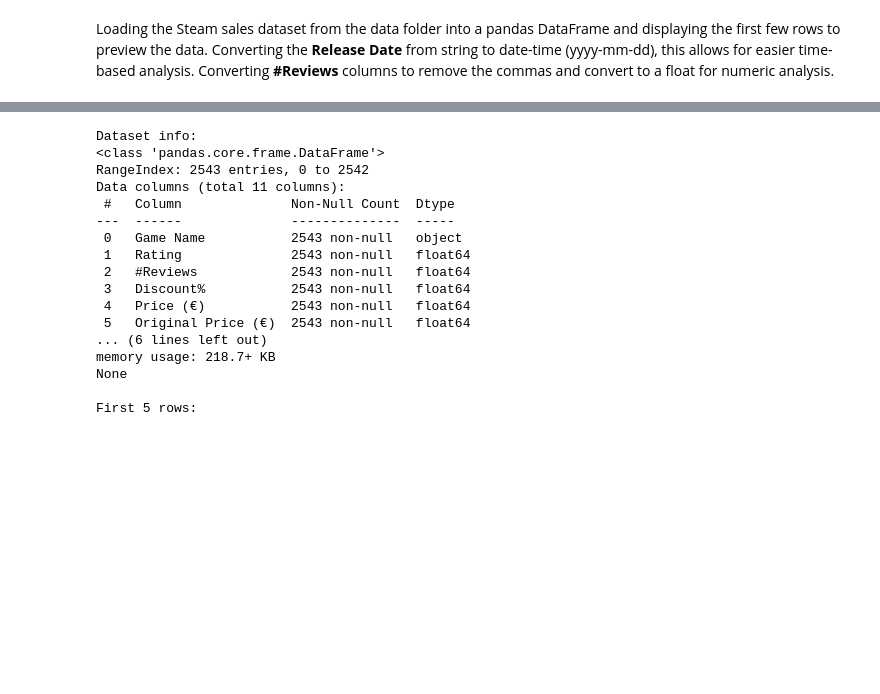
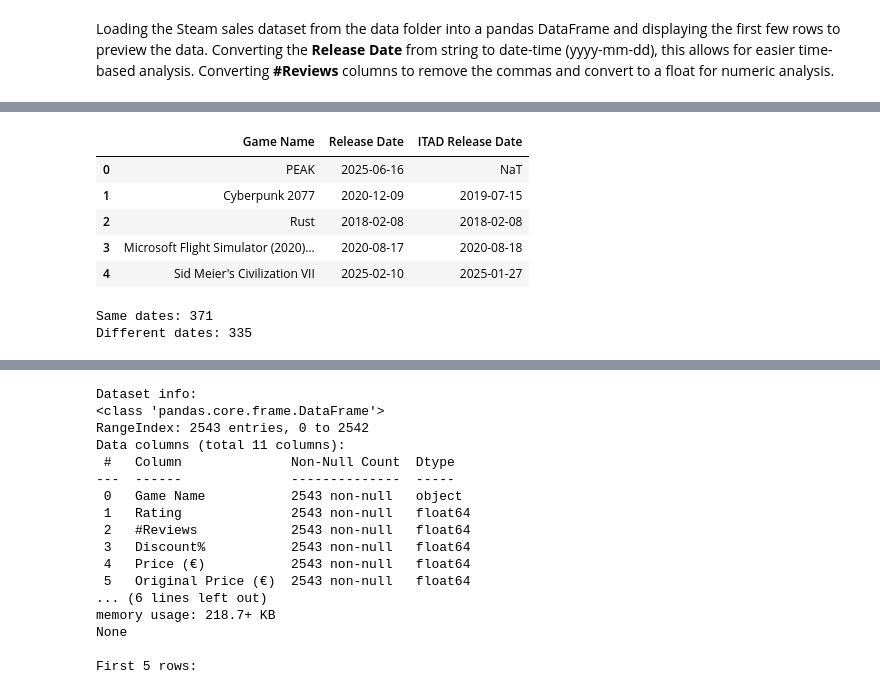
Before and after one commit to jbenigeri/Video-Game-Price-Analysis, a Jupyter notebook: src/explore_steam_data.ipynb, the cells around one changed output, grey strips where cells are left out. Saved outputs shown, nothing was run; the diff lists cells and outputs as text; code cells hidden in the pictures; blank space fills up the shorter version.

```diff
--- a/src/explore_steam_data.ipynb
+++ b/src/explore_steam_data.ipynb
@@ -11,0 +35,37 @@ Converting **#Reviews** columns to remove the commas and convert to a float for
+# %%
+# Select only the columns needed from itad_df
+itad_subset = itad_df[['Game Name', 'ITAD Release Date']]
+
+# Merge with steam_df on 'Game Name'
+merged_df = steam_df.merge(itad_subset, on='Game Name', how='left')
+
+# (Optional) Preview merged columns
+merged_df[['Game Name', 'Release Date', 'ITAD Release Date']].head()
+# %% [output]
+|  | Game Name | Release Date | ITAD Release Date |
+| 0 | PEAK | 2025-06-16 | NaT |
+| 1 | Cyberpunk 2077 | 2020-12-09 | 2019-07-15 |
+| 2 | Rust | 2018-02-08 | 2018-02-08 |
+| 3 | Microsoft Flight Simulator (2020)... | 2020-08-17 | 2020-08-18 |
+| 4 | Sid Meier's Civilization VII | 2025-02-10 | 2025-01-27 |
+# %%
+# Compare only where both dates are present
+same_dates = merged_df[
+    (merged_df['Release Date'].notna()) &
+    (merged_df['ITAD Release Date'].notna()) &
+    (merged_df['Release Date'] == merged_df['ITAD Release Date'])
+]
+
+# Rows where dates differ (both present but not equal)
+different_dates = merged_df[
+    (merged_df['Release Date'].notna()) &
+    (merged_df['ITAD Release Date'].notna()) &
+    (merged_df['Release Date'] != merged_df['ITAD Release Date'])
+]
+
+# Print counts
+print("Same dates:", len(same_dates))
+print("Different dates:", len(different_dates))
+# %% [output]
+Same dates: 371
+Different dates: 335
```
Also changed, not shown: parts of 4 cells of this notebook.
